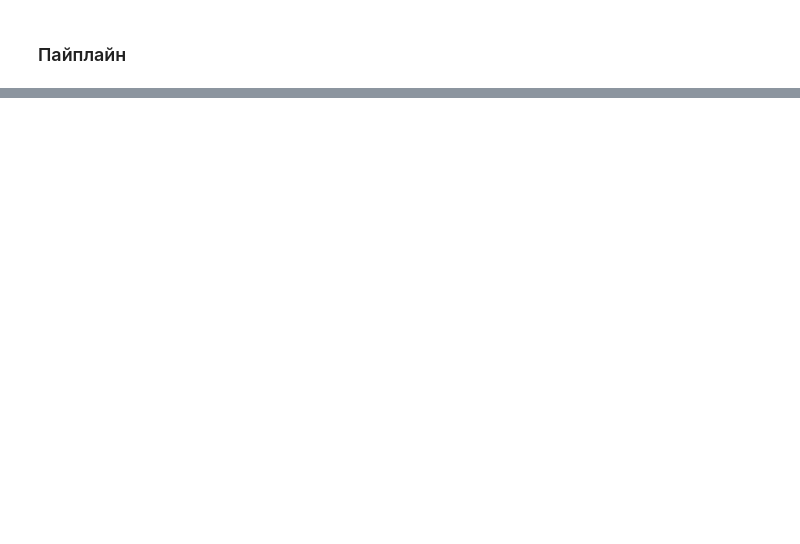
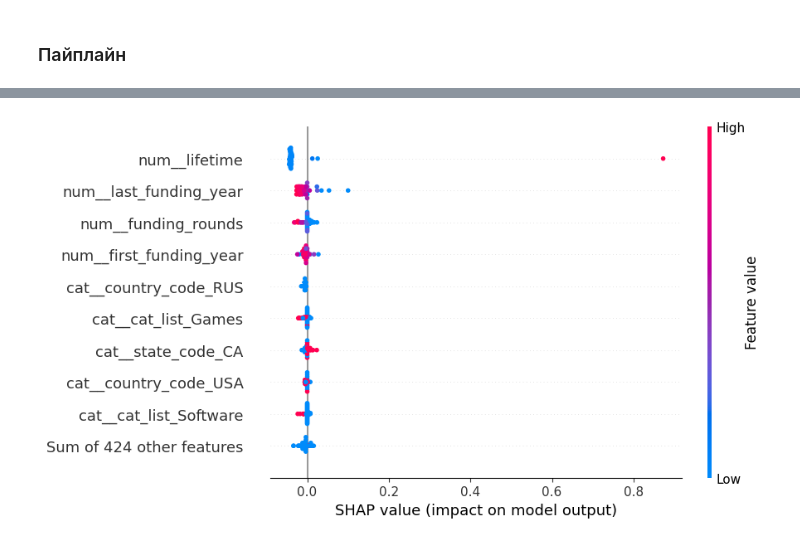
Before and after one commit to OlegatorGit/kaggle, a Jupyter notebook: kaggle_project.ipynb, the cells around one changed output, grey strips where cells are left out. Cells and saved outputs as stored; diff of their text form; code cells hidden in the pictures; blank space fills up the shorter version.

```diff
--- a/kaggle_project.ipynb
+++ b/kaggle_project.ipynb
@@ -635,0 +635,9 @@ ChildProcessError: [Errno 10] No child processes
+# %%
+X_train_samp = shap.sample(X_train_prep, 50)
+# %%
+explainer = shap.KernelExplainer(final_pipe[1].predict_proba, X_train_samp,
+                                 feature_names=final_pipe[0].get_feature_names_out())
+# %%
+X_test_samp = shap.sample(X_test_prep, 50)
+# %%
+shap_values = explainer(X_test_samp)
@@ -635,0 +662,4 @@ ChildProcessError: [Errno 10] No child processes
+# %%
+shap.plots.beeswarm(shap_values[:,:,0])
+# %% [output]
+[figure, added]
```
Also changed, not shown: parts of 31 cells of this notebook.
